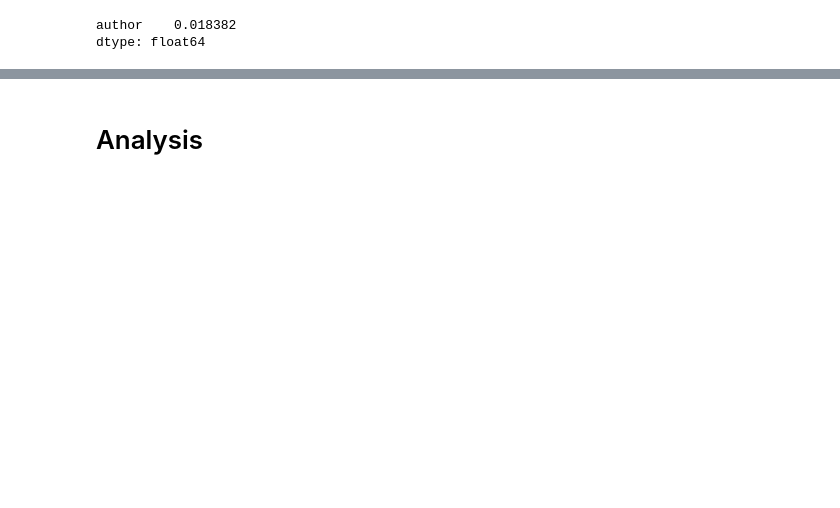
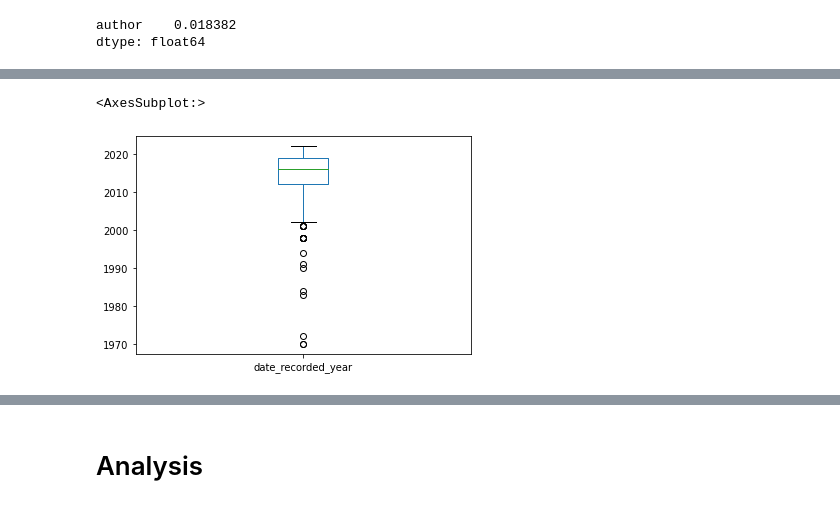
Before and after one commit to aaas24/code_library, a Jupyter notebook: ted_talks/2_preprocessing/ted_talks_preprocessing.ipynb, the cells around one changed output, grey strips where cells are left out. Saved outputs shown, nothing was run; the diff lists cells and outputs as text; code cells hidden in the pictures; blank space fills up the shorter version.

```diff
--- a/ted_talks/2_preprocessing/ted_talks_preprocessing.ipynb
+++ b/ted_talks/2_preprocessing/ted_talks_preprocessing.ipynb
@@ -130,0 +153,6 @@ df.head(5)
+# %%
+# Are there outliers
+df.date_recorded_year.plot.box()
+# %% [output]
+<AxesSubplot:>
+[figure, added]
```
Also changed, not shown: parts of 28 cells of this notebook, 3 other files.
